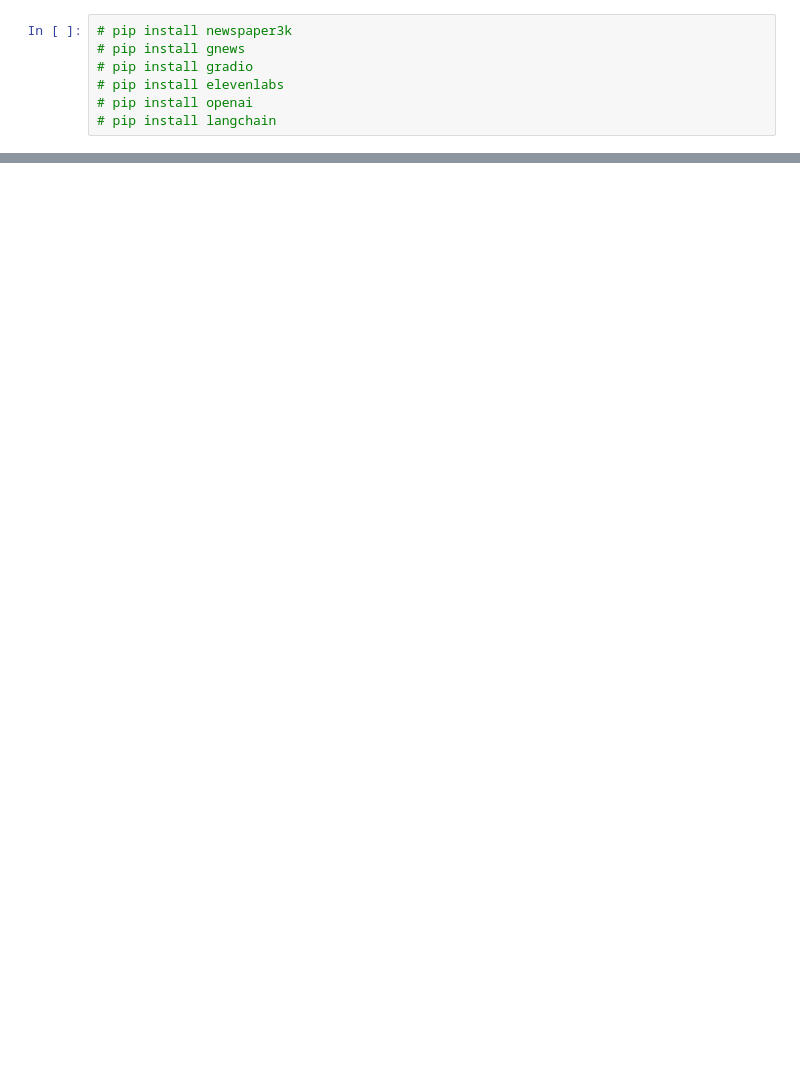
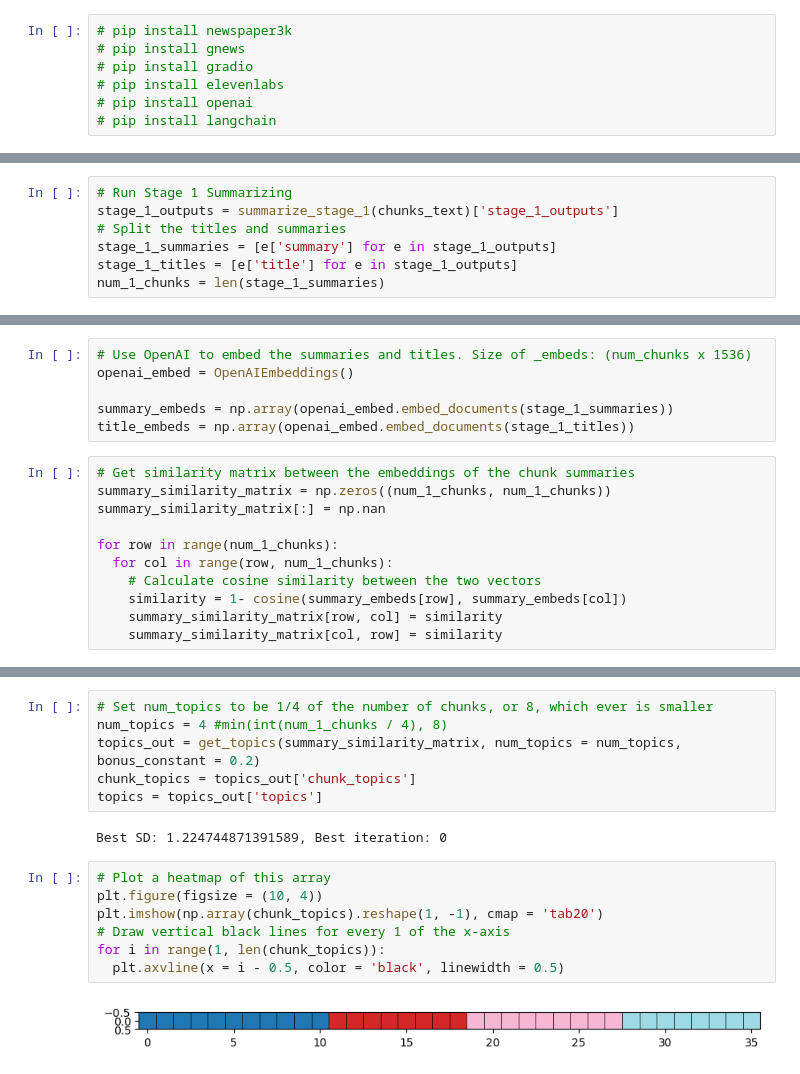
Before and after one commit to TextTales-AI/TextTales-2.0, a Jupyter notebook: basic_news_pod.ipynb, the cells around one changed output, grey strips where cells are left out. Cells and saved outputs as stored; diff of their text form; blank space fills up the shorter version.

```diff
--- a/basic_news_pod.ipynb
+++ b/basic_news_pod.ipynb
@@ -142,0 +230,7 @@ This share link expires in 72 hours. For free permanent hosting and GPU upgrades
+# %%
+# Run Stage 1 Summarizing
+stage_1_outputs = summarize_stage_1(chunks_text)['stage_1_outputs']
+# Split the titles and summaries
+stage_1_summaries = [e['summary'] for e in stage_1_outputs]
+stage_1_titles = [e['title'] for e in stage_1_outputs]
+num_1_chunks = len(stage_1_summaries)
@@ -142,0 +240,17 @@ This share link expires in 72 hours. For free permanent hosting and GPU upgrades
+# %%
+# Use OpenAI to embed the summaries and titles. Size of _embeds: (num_chunks x 1536)
+openai_embed = OpenAIEmbeddings()
+
+summary_embeds = np.array(openai_embed.embed_documents(stage_1_summaries))
+title_embeds = np.array(openai_embed.embed_documents(stage_1_titles))
+# %%
+# Get similarity matrix between the embeddings of the chunk summaries
+summary_similarity_matrix = np.zeros((num_1_chunks, num_1_chunks))
+summary_similarity_matrix[:] = np.nan
+
+for row in range(num_1_chunks):
+  for col in range(row, num_1_chunks):
+    # Calculate cosine similarity between the two vectors
+    similarity = 1- cosine(summary_embeds[row], summary_embeds[col])
+    summary_similarity_matrix[row, col] = similarity
+    summary_similarity_matrix[col, row] = similarity
@@ -142,0 +334,17 @@ This share link expires in 72 hours. For free permanent hosting and GPU upgrades
+# %%
+# Set num_topics to be 1/4 of the number of chunks, or 8, which ever is smaller
+num_topics = 4 #min(int(num_1_chunks / 4), 8)
+topics_out = get_topics(summary_similarity_matrix, num_topics = num_topics, bonus_constant = 0.2)
+chunk_topics = topics_out['chunk_topics']
+topics = topics_out['topics']
+# %% [output]
+Best SD: 1.224744871391589, Best iteration: 0
+# %%
+# Plot a heatmap of this array
+plt.figure(figsize = (10, 4))
+plt.imshow(np.array(chunk_topics).reshape(1, -1), cmap = 'tab20')
+# Draw vertical black lines for every 1 of the x-axis
+for i in range(1, len(chunk_topics)):
+  plt.axvline(x = i - 0.5, color = 'black', linewidth = 0.5)
+# %% [output]
+[figure, added]
```
Also changed, not shown: parts of 27 cells of this notebook, 5 other files.
